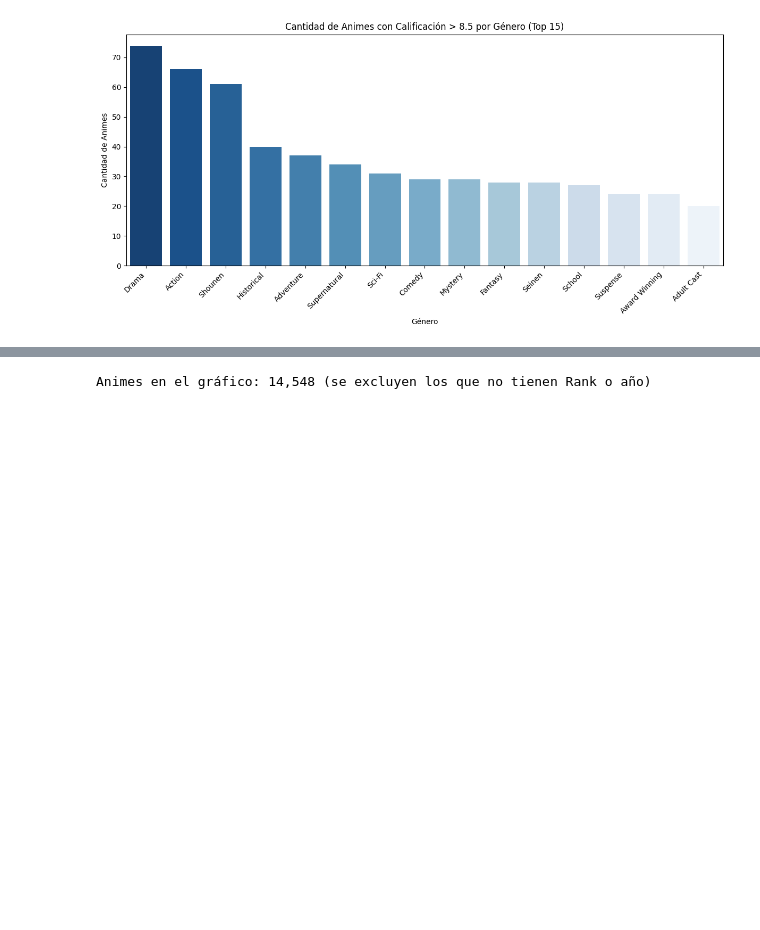
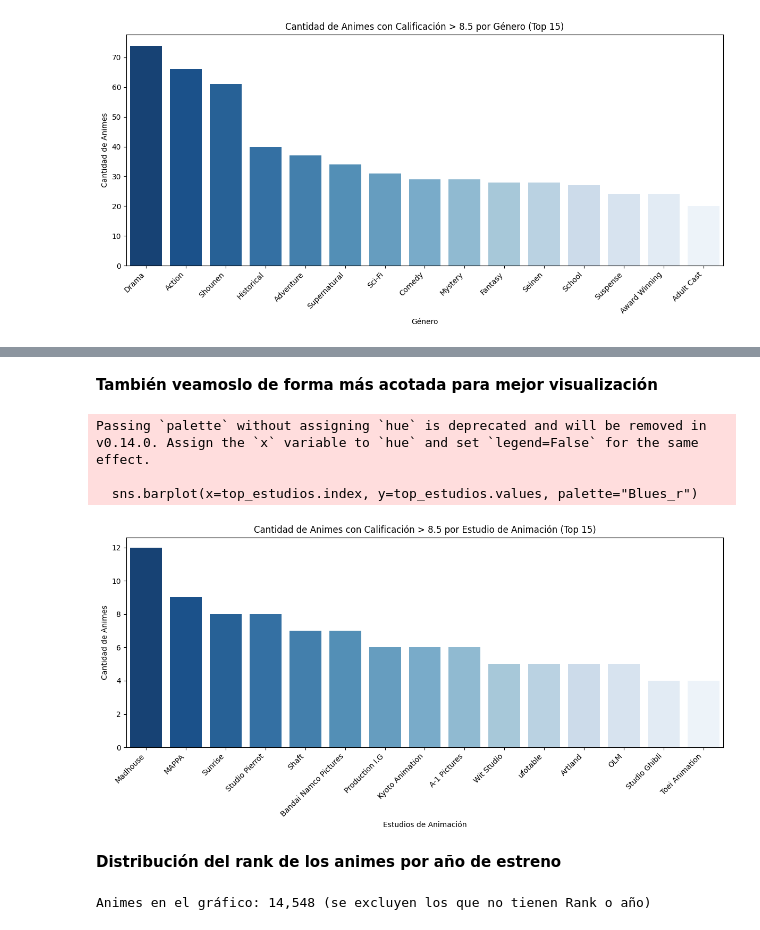
Before and after one commit to bondiolandia/TP_Laboratorio_de_M-todos_Cuantitativos_2026, a Jupyter notebook: notebook_Evolucion_del_Anime.ipynb, the cells around one changed output, grey strips where cells are left out. Drawn from its saved outputs; the diff is of its cells as text; code cells hidden in the pictures; blank space fills up the shorter version.

```diff
--- a/notebook_Evolucion_del_Anime.ipynb
+++ b/notebook_Evolucion_del_Anime.ipynb
@@ -566,3 +686,35 @@ Passing `palette` without assigning `hue` is deprecated and will be removed in v
+# %% [markdown]
+**También veamoslo de forma más acotada para mejor visualización**
+# %%
+import pandas as pd
+import matplotlib.pyplot as plt
+import seaborn as sns
+
+
+anime["Score"] = pd.to_numeric(anime["Score"], errors="coerce") #aseguramos score numerico
+
+animes_excelentes = anime[anime["Score"] > 8.5].copy()  #filtramos por calificacion >8,5
+
+Estudios_df = animes_excelentes.assign(Studios=animes_excelentes["Studios"].str.split(", ")).explode("Studios") #separamos por fila para analizarlo individ
+
+top_estudios = Estudios_df["Studios"].value_counts().head(15) #Los contamos
+
+plt.figure(figsize=(12, 6)) #graficamos
+sns.barplot(x=top_estudios.index, y=top_estudios.values, palette="Blues_r")
+
+plt.title("Cantidad de Animes con Calificación > 8.5 por Estudio de Animación (Top 15)")
+plt.xlabel("Estudios de Animación")
+plt.ylabel("Cantidad de Animes")
+plt.xticks(rotation=45, ha="right")
+plt.tight_layout()
+plt.show()
+# %% [output]
+Passing `palette` without assigning `hue` is deprecated and will be removed in v0.14.0. Assign the `x` variable to `hue` and set `legend=False` for the same effect.
+
+  sns.barplot(x=top_estudios.index, y=top_estudios.values, palette="Blues_r")
+[figure, added]
+# %% [markdown]
+**Distribución del rank de los animes por año de estreno**
 # %%
 import matplotlib.pyplot as plt
 import seaborn as sb
```
Also changed, not shown: parts of 10 cells of this notebook.
